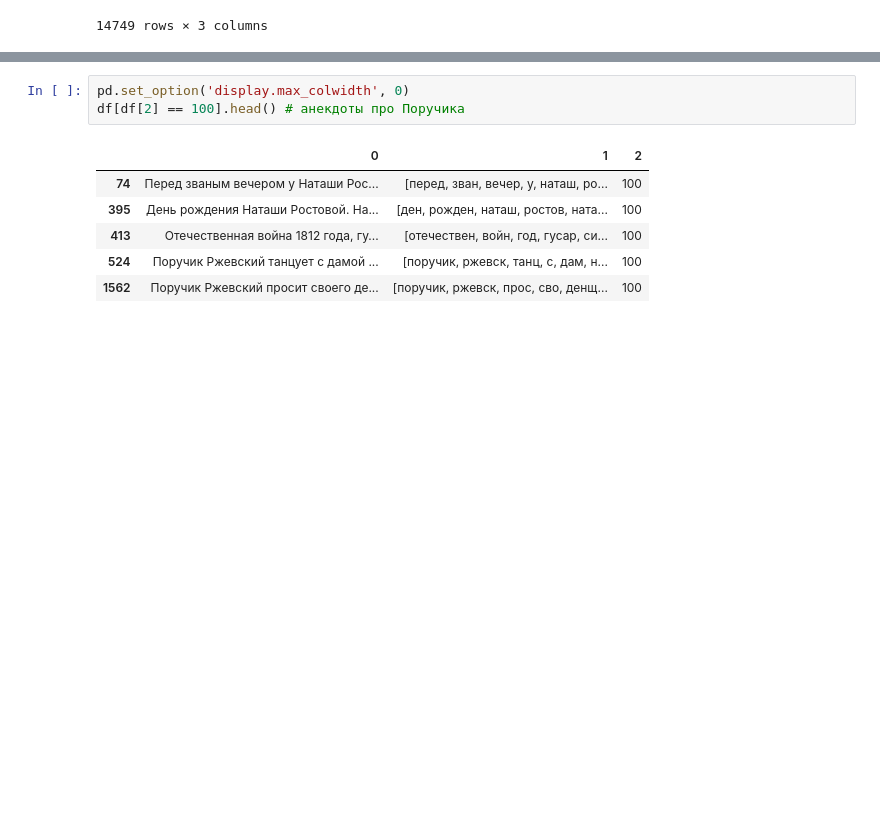
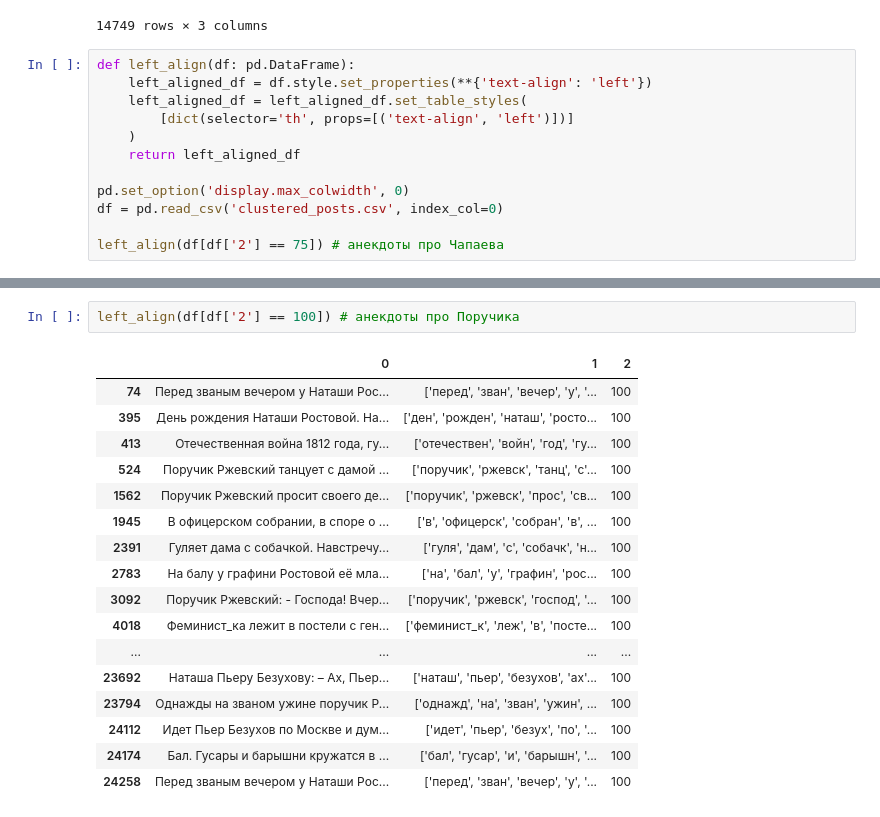
Before and after one commit to armanbolatov/baneks_clusters, a Jupyter notebook: clustering.ipynb, the cells around one changed output, grey strips where cells are left out. Cells and saved outputs as stored; diff of their text form; blank space fills up the shorter version.

Commit message:
left aligned clusters

```diff
--- a/clustering.ipynb
+++ b/clustering.ipynb
@@ -139,3 +143,15 @@ df
 | 24639 | — Девушка, как вы прекрасны в это... | [девушк, как, вы, прекрасн, в, эт... | 17 |
 | 24641 | - Согласен ли ты Александр взять ... | [соглас, ли, ты, александр, взят,... | 133 |
 14749 rows × 3 columns
+# %%
+def left_align(df: pd.DataFrame):
+    left_aligned_df = df.style.set_properties(**{'text-align': 'left'})
+    left_aligned_df = left_aligned_df.set_table_styles(
+        [dict(selector='th', props=[('text-align', 'left')])]
+    )
+    return left_aligned_df
+
+pd.set_option('display.max_colwidth', 0)
+df = pd.read_csv('clustered_posts.csv', index_col=0)
+
+left_align(df[df['2'] == 75]) # анекдоты про Чапаева
@@ -142,11 +176,21 @@ df
 # %%
-pd.set_option('display.max_colwidth', 0)
-df[df[2] == 100].head() # анекдоты про Поручика
+left_align(df[df['2'] == 100]) # анекдоты про Поручика
 # %% [output]
 |  | 0 | 1 | 2 |
-| 74 | Перед званым вечером у Наташи Рос... | [перед, зван, вечер, у, наташ, ро... | 100 |
-| 395 | День рождения Наташи Ростовой. На... | [ден, рожден, наташ, ростов, ната... | 100 |
-| 413 | Отечественная война 1812 года, гу... | [отечествен, войн, год, гусар, си... | 100 |
-| 524 | Поручик Ржевский танцует с дамой ... | [поручик, ржевск, танц, с, дам, н... | 100 |
-| 1562 | Поручик Ржевский просит своего де... | [поручик, ржевск, прос, сво, денщ... | 100 |
+| 74 | Перед званым вечером у Наташи Рос... | ['перед', 'зван', 'вечер', 'у', '... | 100 |
+| 395 | День рождения Наташи Ростовой. На... | ['ден', 'рожден', 'наташ', 'росто... | 100 |
+| 413 | Отечественная война 1812 года, гу... | ['отечествен', 'войн', 'год', 'гу... | 100 |
+| 524 | Поручик Ржевский танцует с дамой ... | ['поручик', 'ржевск', 'танц', 'с'... | 100 |
+| 1562 | Поручик Ржевский просит своего де... | ['поручик', 'ржевск', 'прос', 'св... | 100 |
+| 1945 | В офицерском собрании, в споре о ... | ['в', 'офицерск', 'собран', 'в', ... | 100 |
+| 2391 | Гуляет дама с собачкой. Навстречу... | ['гуля', 'дам', 'с', 'собачк', 'н... | 100 |
+| 2783 | На балу у графини Ростовой её мла... | ['на', 'бал', 'у', 'графин', 'рос... | 100 |
+| 3092 | Поручик Ржевский: - Господа! Вчер... | ['поручик', 'ржевск', 'господ', '... | 100 |
+| 4018 | Феминист_ка лежит в постели с ген... | ['феминист_к', 'леж', 'в', 'посте... | 100 |
+| ... | ... | ... | ... |
+| 23692 | Наташа Пьеру Безухову: – Ах, Пьер... | ['наташ', 'пьер', 'безухов', 'ах'... | 100 |
+| 23794 | Однажды на званом ужине поручик Р... | ['однажд', 'на', 'зван', 'ужин', ... | 100 |
+| 24112 | Идет Пьер Безухов по Москве и дум... | ['идет', 'пьер', 'безух', 'по', '... | 100 |
+| 24174 | Бал. Гусары и барышни кружатся в ... | ['бал', 'гусар', 'и', 'барышн', '... | 100 |
+| 24258 | Перед званым вечером у Наташи Рос... | ['перед', 'зван', 'вечер', 'у', '... | 100 |
 # %%
```
Also changed, not shown: parts of 5 cells of this notebook.
